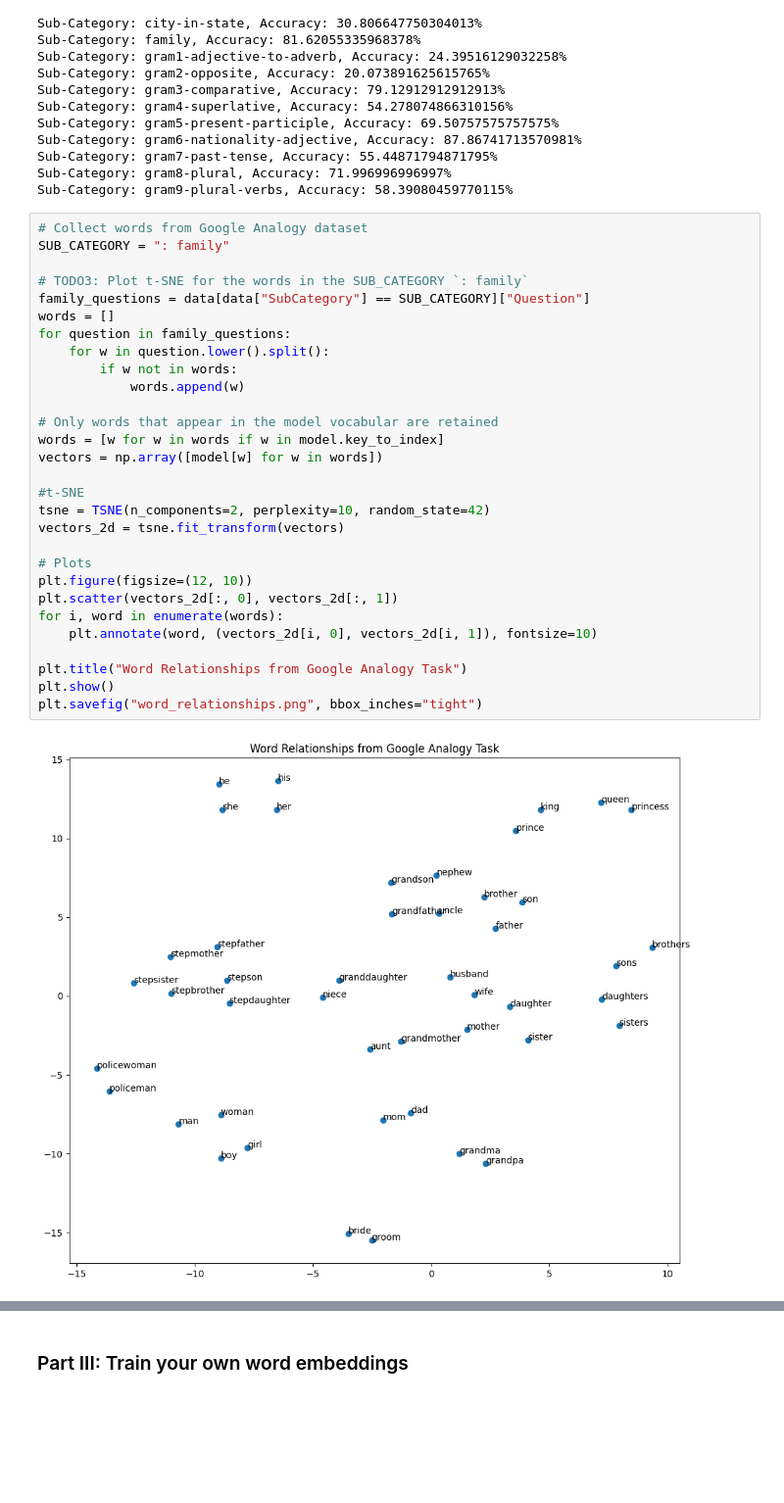
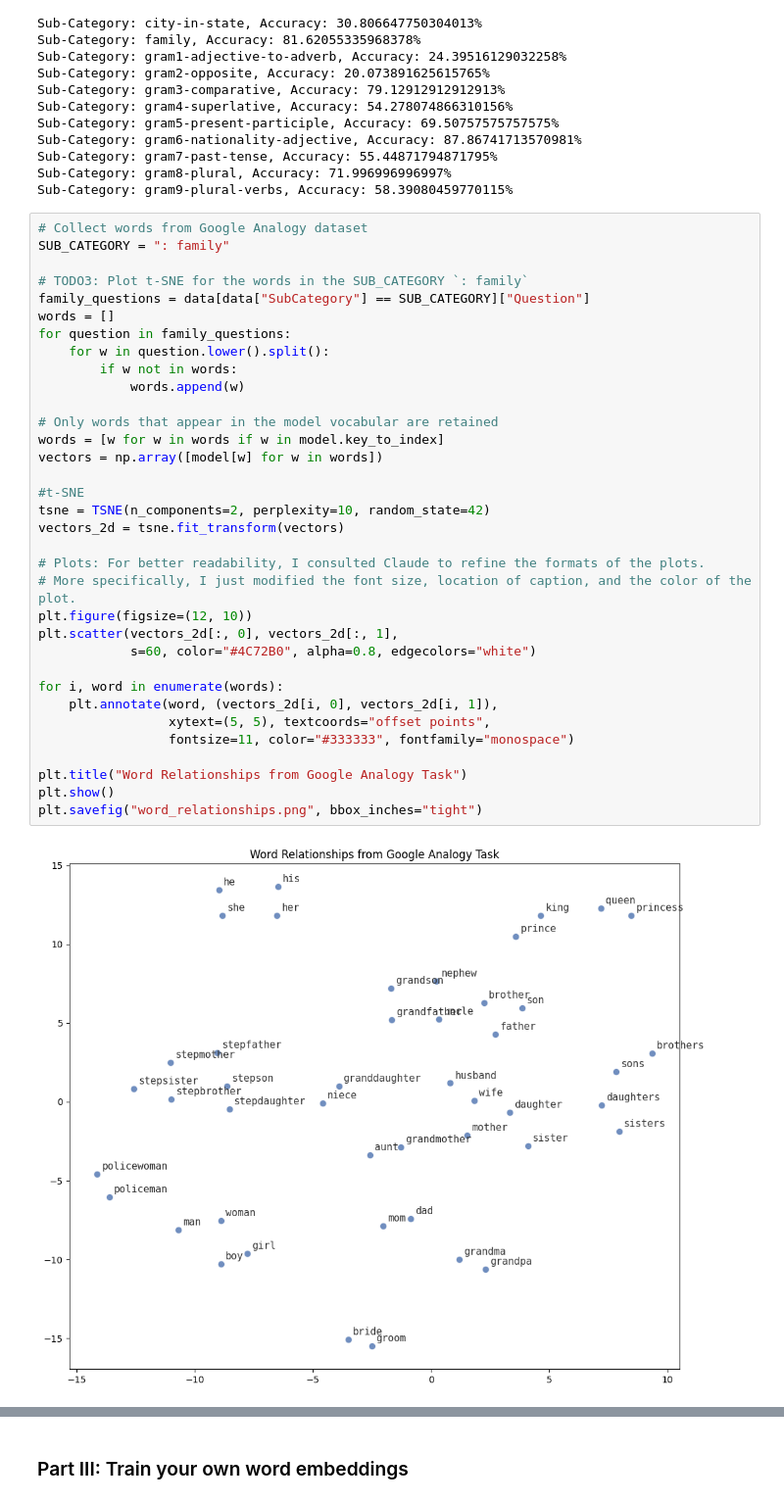
Before and after one commit to RowanNovak/NTHU_Natural_Language_Processing, a Jupyter notebook: 2026/Assignments/Assignment1/main.ipynb, the cells around one changed output, grey strips where cells are left out. Shown at 98% size. Saved outputs shown, nothing was run; the diff lists cells and outputs as text; blank space fills up the shorter version.

```diff
--- a/2026/Assignments/Assignment1/main.ipynb
+++ b/2026/Assignments/Assignment1/main.ipynb
@@ -184,34 +184,39 @@ Sub-Category: gram9-plural-verbs, Accuracy: 58.39080459770115%
 # %%
 # Collect words from Google Analogy dataset
 SUB_CATEGORY = ": family"
 
 # TODO3: Plot t-SNE for the words in the SUB_CATEGORY `: family`
 family_questions = data[data["SubCategory"] == SUB_CATEGORY]["Question"]
 words = []
 for question in family_questions:
     for w in question.lower().split():
         if w not in words:
             words.append(w)
 
 # Only words that appear in the model vocabular are retained
 words = [w for w in words if w in model.key_to_index]
 vectors = np.array([model[w] for w in words])
 
 #t-SNE
 tsne = TSNE(n_components=2, perplexity=10, random_state=42)
 vectors_2d = tsne.fit_transform(vectors)
 
-# Plots
+# Plots: For better readability, I consulted Claude to refine the formats of the plots.
+# More specifically, I just modified the font size, location of caption, and the color of the plot.
 plt.figure(figsize=(12, 10))
-plt.scatter(vectors_2d[:, 0], vectors_2d[:, 1])
+plt.scatter(vectors_2d[:, 0], vectors_2d[:, 1],
+            s=60, color="#4C72B0", alpha=0.8, edgecolors="white")
+
 for i, word in enumerate(words):
-    plt.annotate(word, (vectors_2d[i, 0], vectors_2d[i, 1]), fontsize=10)
+    plt.annotate(word, (vectors_2d[i, 0], vectors_2d[i, 1]),
+                 xytext=(5, 5), textcoords="offset points",
+                 fontsize=11, color="#333333", fontfamily="monospace")
 
 plt.title("Word Relationships from Google Analogy Task")
 plt.show()
 plt.savefig("word_relationships.png", bbox_inches="tight")
 # %% [output]
-[figure, old version]
+[figure, new version]
 <Figure size 640x480 with 0 Axes>
 # %% [markdown]
 ### Part III: Train your own word embeddings
```
